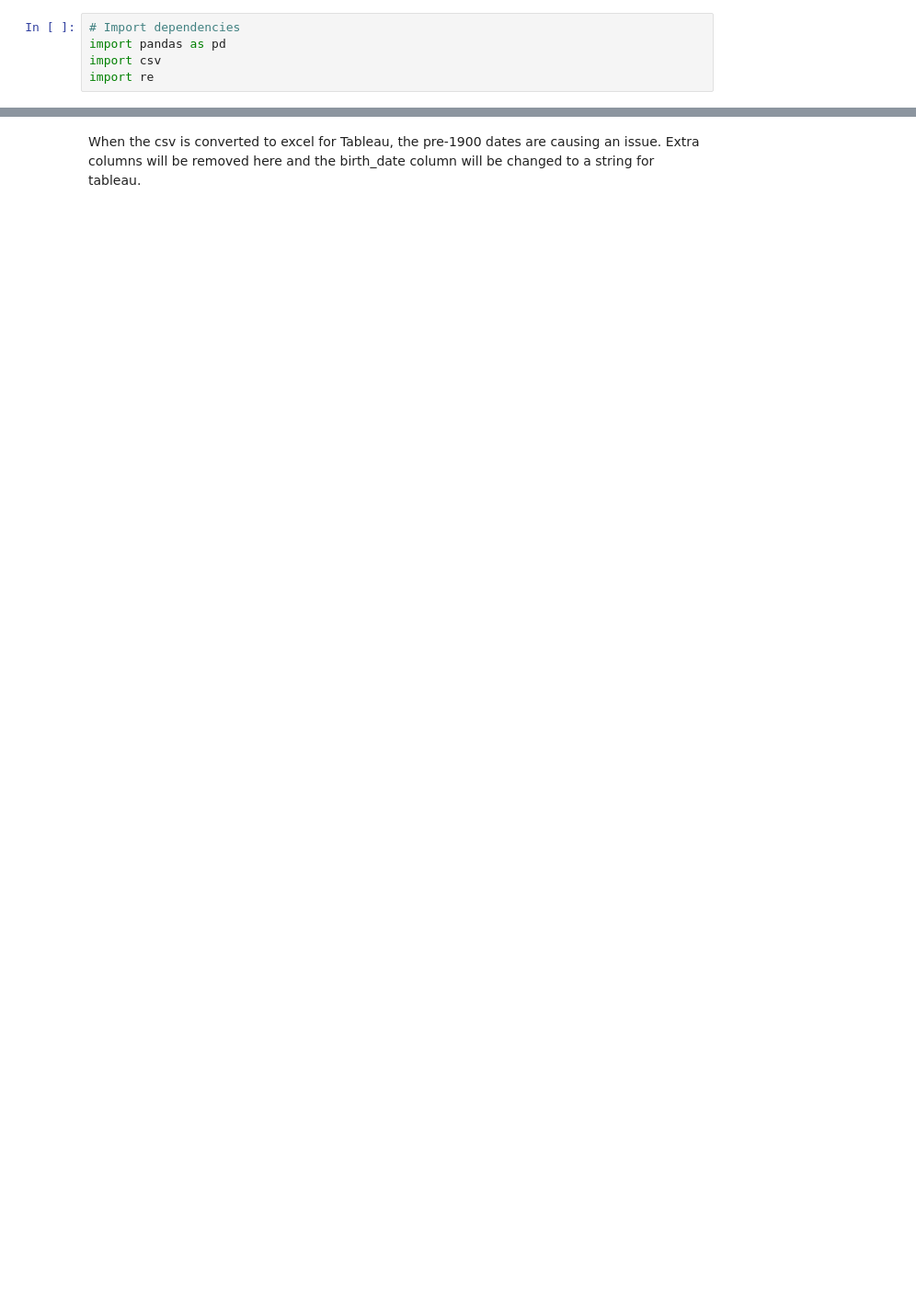
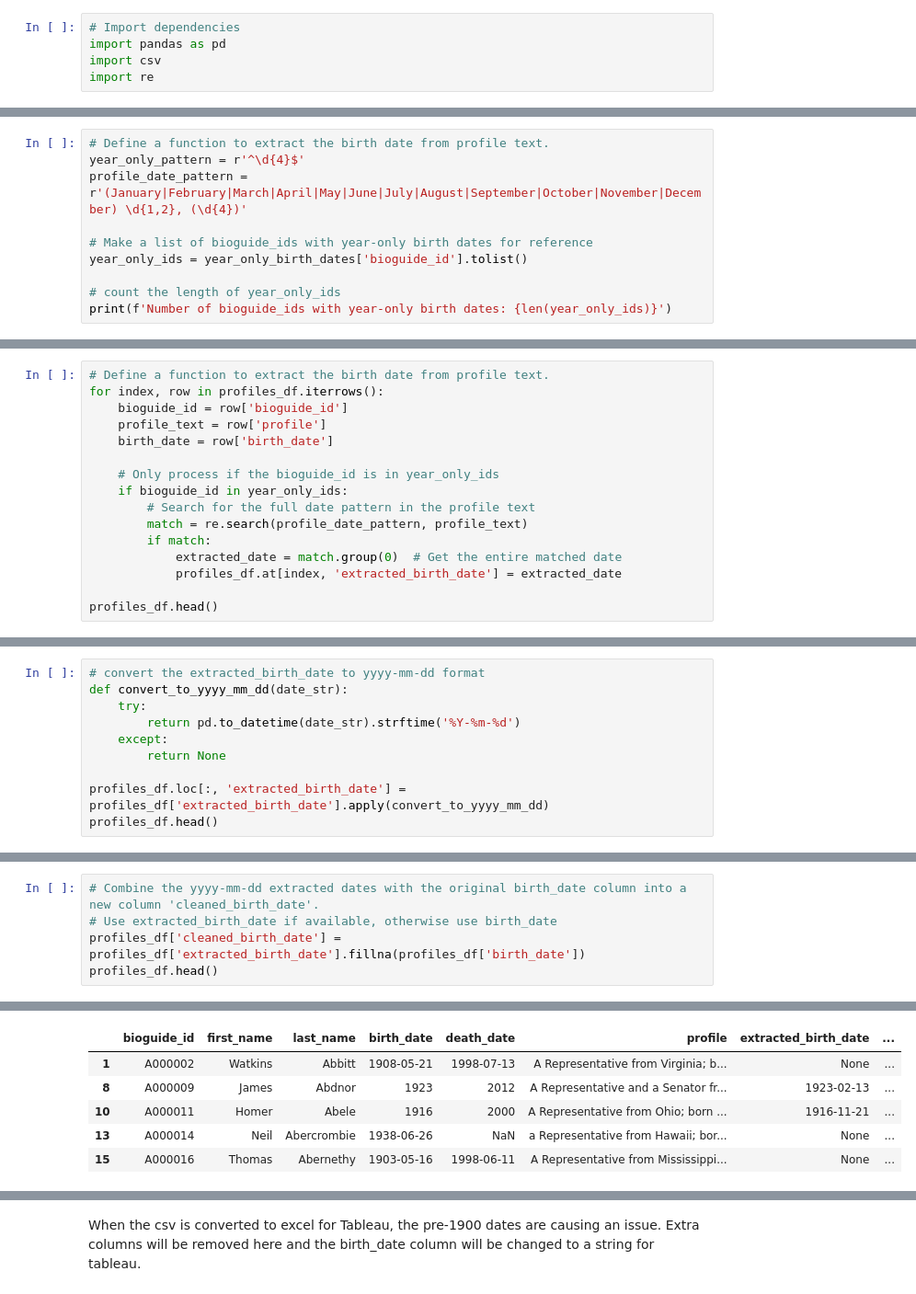
Before and after one commit to Jeff-Oliver/age-of-congress, a Jupyter notebook: notebooks/cleaning_profiles_csv.ipynb, the cells around one changed output, grey strips where cells are left out. Shown at 92% size. Cells and saved outputs as stored; diff of their text form; blank space fills up the shorter version.

Commit message:
profiles_cleaning fixed

```diff
--- a/notebooks/cleaning_profiles_csv.ipynb
+++ b/notebooks/cleaning_profiles_csv.ipynb
@@ -256,0 +89,10 @@ required_profiles_df.to_csv('../data/processed/profiles_clean.csv', index=False)
+# %%
+# Define a function to extract the birth date from profile text.
+year_only_pattern = r'^\d{4}$'
+profile_date_pattern = r'(January|February|March|April|May|June|July|August|September|October|November|December) \d{1,2}, (\d{4})'
+
+# Make a list of bioguide_ids with year-only birth dates for reference
+year_only_ids = year_only_birth_dates['bioguide_id'].tolist()
+
+# count the length of year_only_ids
+print(f'Number of bioguide_ids with year-only birth dates: {len(year_only_ids)}')
@@ -256,0 +101,16 @@ required_profiles_df.to_csv('../data/processed/profiles_clean.csv', index=False)
+# %%
+# Define a function to extract the birth date from profile text.
+for index, row in profiles_df.iterrows():
+    bioguide_id = row['bioguide_id']
+    profile_text = row['profile']
+    birth_date = row['birth_date']
+
+    # Only process if the bioguide_id is in year_only_ids
+    if bioguide_id in year_only_ids:
+        # Search for the full date pattern in the profile text
+        match = re.search(profile_date_pattern, profile_text)
+        if match:
+            extracted_date = match.group(0)  # Get the entire matched date
+            profiles_df.at[index, 'extracted_birth_date'] = extracted_date
+
+profiles_df.head()
@@ -256,0 +124,10 @@ required_profiles_df.to_csv('../data/processed/profiles_clean.csv', index=False)
+# %%
+# convert the extracted_birth_date to yyyy-mm-dd format
+def convert_to_yyyy_mm_dd(date_str):
+    try:
+        return pd.to_datetime(date_str).strftime('%Y-%m-%d')
+    except:
+        return None
+
+profiles_df.loc[:, 'extracted_birth_date'] = profiles_df['extracted_birth_date'].apply(convert_to_yyyy_mm_dd)
+profiles_df.head()
@@ -256,0 +150,6 @@ required_profiles_df.to_csv('../data/processed/profiles_clean.csv', index=False)
+# %%
+# Combine the yyyy-mm-dd extracted dates with the original birth_date column into a new column 'cleaned_birth_date'.
+# Use extracted_birth_date if available, otherwise use birth_date
+profiles_df['cleaned_birth_date'] = profiles_df['extracted_birth_date'].fillna(profiles_df['birth_date'])
+profiles_df.head()
+# %% [output]
@@ -256,0 +161,6 @@ required_profiles_df.to_csv('../data/processed/profiles_clean.csv', index=False)
+|  | bioguide_id | first_name | last_name | birth_date | death_date | profile | extracted_birth_date | ... |
+| 1 | A000002 | Watkins | Abbitt | 1908-05-21 | 1998-07-13 | A Representative from Virginia; b... | None | ... |
+| 8 | A000009 | James | Abdnor | 1923 | 2012 | A Representative and a Senator fr... | 1923-02-13 | ... |
+| 10 | A000011 | Homer | Abele | 1916 | 2000 | A Representative from Ohio; born ... | 1916-11-21 | ... |
+| 13 | A000014 | Neil | Abercrombie | 1938-06-26 | NaN | a Representative from Hawaii; bor... | None | ... |
+| 15 | A000016 | Thomas | Abernethy | 1903-05-16 | 1998-06-11 | A Representative from Mississippi... | None | ... |
```
Also changed, not shown: parts of 43 cells of this notebook, 3 other files.
